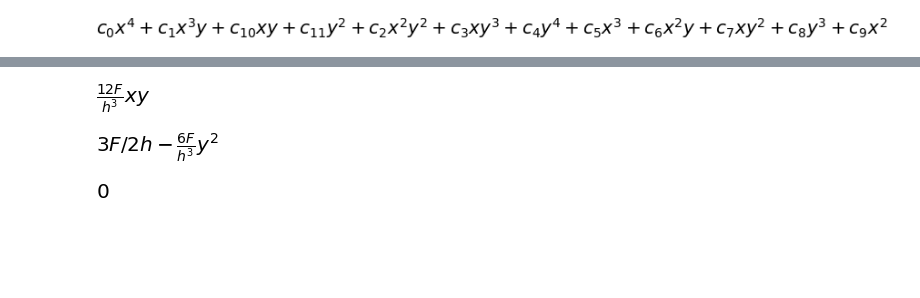
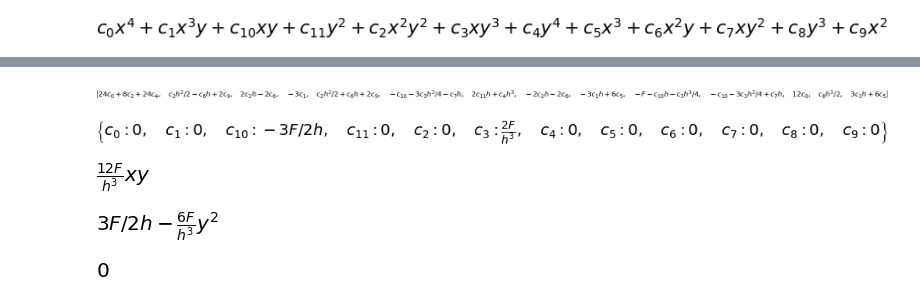
Before and after one commit to nicoguaro/notebooks_examples, a Jupyter notebook: Airy stress functions.ipynb, the cells around one changed output, grey strips where cells are left out. Cells and saved outputs as stored; diff of their text form; code cells hidden in the pictures; blank space fills up the shorter version.

```diff
--- a/Airy stress functions.ipynb
+++ b/Airy stress functions.ipynb
@@ -114,10 +190,20 @@ eqlist = Poly(t1, x).coeffs() + Poly(t2, x).coeffs() + Poly(t3, x).coeffs() + Po
 # %%
-eqlist.extend([integrate(t5, (y, -h/2, h/2)),
-               integrate(t6, (y, -h/2, h/2)) - F,
-               integrate(y*t5, (y, -h/2, h/2)),
-               diff(phi, x, 4) + diff(phi, y, 4) + 2*diff(phi, x, 2, y, 2)])
+conds = [t1, t2, t3, t4,
+         integrate(t5, (y, -h/2, h/2)),
+         integrate(t6, (y, -h/2, h/2)) - F,
+         integrate(y*t5, (y, -h/2, h/2)),
+         diff(phi, x, 4) + diff(phi, y, 4) + 2*diff(phi, x, 2, y, 2)]
+# %%
+eqlist = conds2eqs(conds, (x, y))
+eqlist
+# %% [output]
+[figure, added]
 # %%
 sol = solve(eqlist, c)
+# %%
+sol
+# %% [output]
+[figure, added]
 # %%
 s11.subs(sol)
 # %% [output]
```
Also changed, not shown: parts of 41 cells of this notebook.
